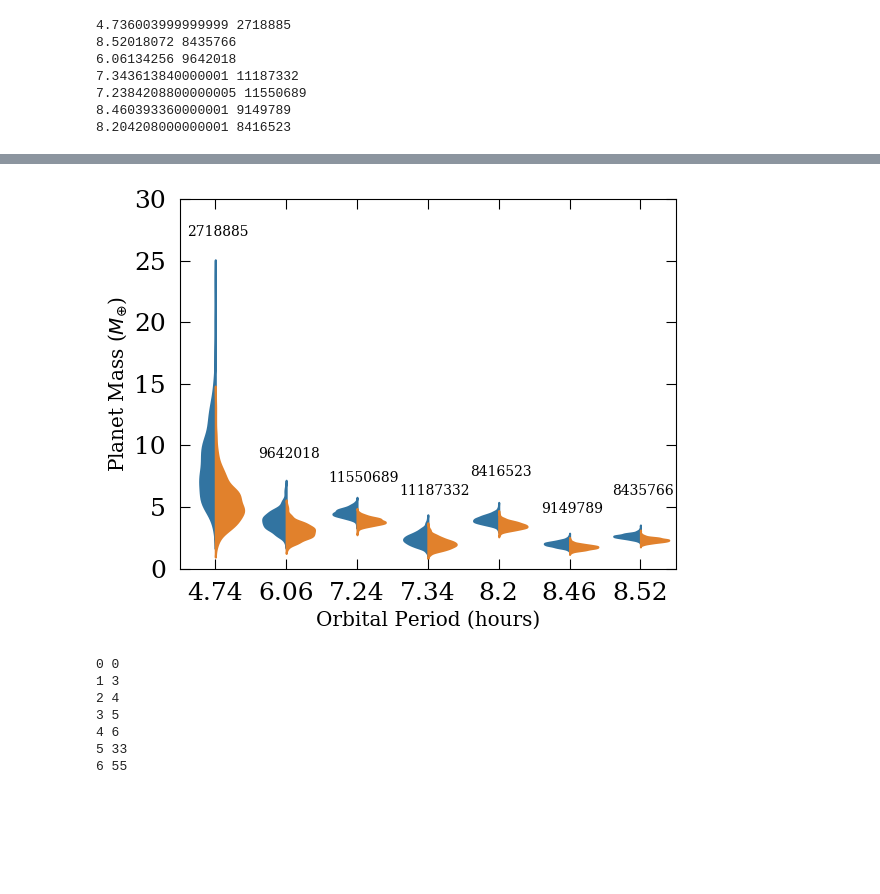
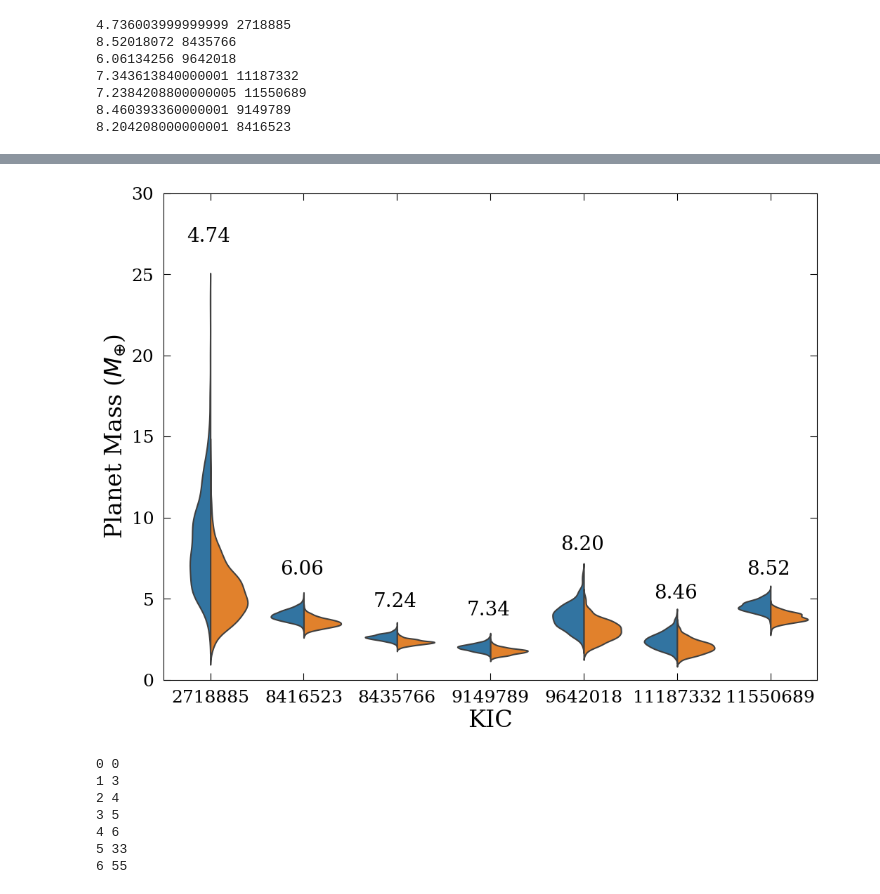
Before and after one commit to asmuzsoy/USPplanets, a Jupyter notebook: USPMassDistRedo.ipynb, the cells around one changed output, grey strips where cells are left out. Cells and saved outputs as stored; diff of their text form; code cells hidden in the pictures; blank space fills up the shorter version.

```diff
--- a/USPMassDistRedo.ipynb
+++ b/USPMassDistRedo.ipynb
@@ -463,6 +465,8 @@ eartherrup = np.array(eartherrup)
 eartherrdown = np.array(eartherrdown)
 meanearthmasses= np.array(meanearthmasses)
 
+massbins = [0.5,1,2,4,8,16,32]
+
 print(eartherrdown - meanearthmasses)
 plt.loglog(np.array(per) * 24,meanearthmasses, 'o', basex = (6**0.25), basey = np.sqrt(2))
 plt.errorbar(np.array(per) * 24,meanearthmasses, yerr = [meanearthmasses - eartherrup, eartherrdown - meanearthmasses], linestyle = 'None', ecolor = 'k')
@@ -843,12 +791,12 @@ array([9.973567  , 2.73959776, 5.45620917, 2.26196065, 4.50964754,
        1.61377199, 4.41495797])
 # %%
 import pandas as pd
-df = pd.DataFrame()
+df2 = pd.DataFrame()
 spherical_samples = []
 for index,value in enumerate(short_period_indices):
     spherical_samples.append(earthmasssamples[(1000*value) : (1000*(value+1))])
-df['distorted_sample'] = distort_earthlike_samples
-df['spherical_sample'] = np.array(spherical_samples).flatten()
+df2['distorted_sample'] = distort_earthlike_samples
+df2['spherical_sample'] = np.array(spherical_samples).flatten()
 periods = []
 for i, j in enumerate(distort_earthlike_samples):
     periods.append(per[short_period_indices[i // 1000]])
@@ -861,7 +809,7 @@ print(periods[999], periods[1001])
 # %% [output]
 0.1973335 0.35500753
 # %%
-df['period'] = [round(i * 24, 2) for i in periods]
+df2['period'] = [round(i * 24, 2) for i in periods]
 # %%
 for i in spherical_samples[2]:
     if i > 5:
@@ -887,8 +835,10 @@ short_period_indices
 # %% [output]
 [0, 3, 4, 5, 6, 33, 55]
 # %%
+kic_per_dict = {}
 for i in short_period_indices:
     print(24 * per[i], kepids[i])
+    kic_per_dict[round(per[i]*24,2)] = kepids[i]
 # %% [output]
 4.736003999999999 2718885
 8.52018072 8435766
@@ -900,31 +860,31 @@ for i in short_period_indices:
 # %%
 dumb_df = pd.DataFrame()
-dumb_df['period'] = np.concatenate((df.period.values, df.period.values))
-dumb_df['Sample Type'] = np.concatenate((['Distorted' for i in distort_earthlike_samples], ['Spherical' for i in df.spherical_sample.values]))
-dumb_df['Sample'] = np.concatenate((distort_earthlike_samples, df.spherical_sample.values))
+dumb_df['period'] = np.concatenate((df2.period.values, df2.period.values))
+dumb_df['Sample Type'] = np.concatenate((['Distorted' for i in distort_earthlike_samples], ['Spherical' for i in df2.spherical_sample.values]))
+dumb_df['Sample'] = np.concatenate((distort_earthlike_samples, df2.spherical_sample.values))
 dumb_df['Log sample'] = np.log10(dumb_df.Sample.values)
+dumb_df['KIC'] = [kic_per_dict[i] for i in dumb_df.period.values]
 
-d = plt.figure()
-b = sns.violinplot(x = dumb_df['period'], y = dumb_df['Sample'], hue= dumb_df['Sample Type'], inner = None, split = True)
-plt.xlabel("Orbital Period (hours)", fontsize = 'x-large')
-plt.ylabel("Planet Mass ($M_{\oplus}$)", fontsize = 'x-large')
+d = plt.figure(figsize = (12,9))
+b = sns.violinplot(x = dumb_df['KIC'], y = dumb_df['Sample'], hue= dumb_df['Sample Type'], inner = None, split = True)
+plt.xlabel("KIC")
+plt.ylabel("Planet Mass ($M_{\oplus}$)")
 #plt.title("Tidally distorted & spherical mass distributions")
 plt.ylim(0, 30)
-plt.text(-0.4, 27, '2718885')
-plt.text(0.6, 9, '9642018')
-plt.text(1.6, 7, '11550689')
-plt.text(2.6, 6, '11187332')
-plt.text(3.6, 7.5, '8416523')
-plt.text(4.6, 4.5, '9149789')
-plt.text(5.6, 6, '8435766')
-
+plt.text(-0.25, 27, '4.74', fontsize = 20)
+plt.text(0.75, 6.5, '6.06', fontsize = 20)
+plt.text(1.75, 4.5, '7.24', fontsize = 20)
+plt.text(2.75, 4, '7.34', fontsize = 20)
+plt.text(3.75, 8, '8.20', fontsize = 20)
+plt.text(4.75, 5, '8.46', fontsize = 20)
+plt.text(5.75, 6.5, '8.52', fontsize = 20)
 
 b.legend_.remove()
 
 plt.show()
 d.savefig("DistortedDistributions.pdf", bbox_inches='tight')
 # %% [output]
-[figure, old version]
+[figure, new version]
 # %%
 distort_earth_masssamples = np.copy(earthmasssamples)
 
```
Also changed, not shown: parts of 26 cells of this notebook.
